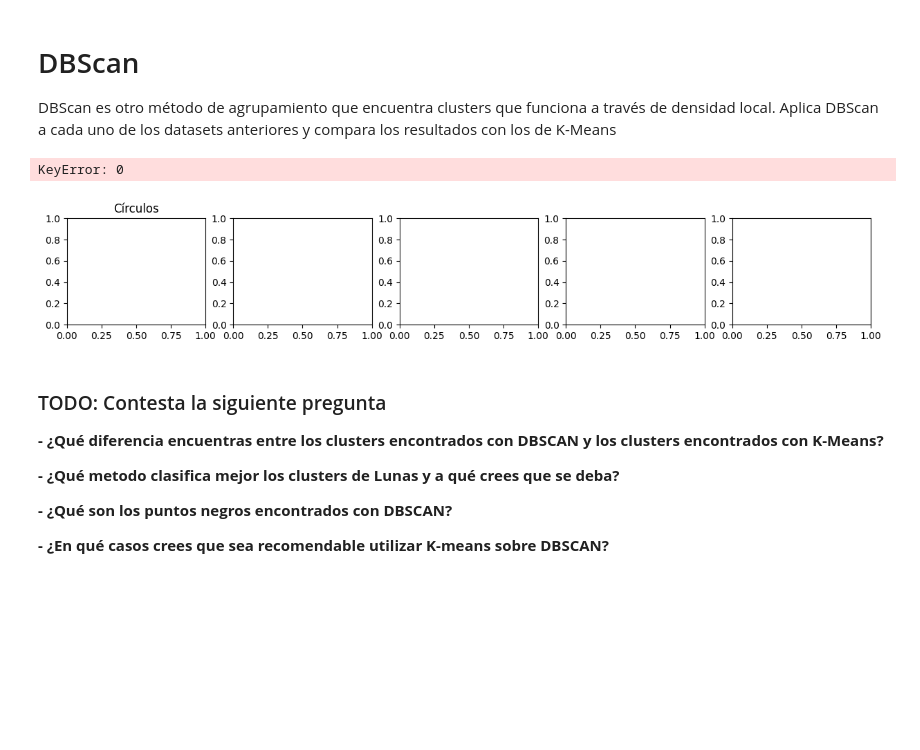
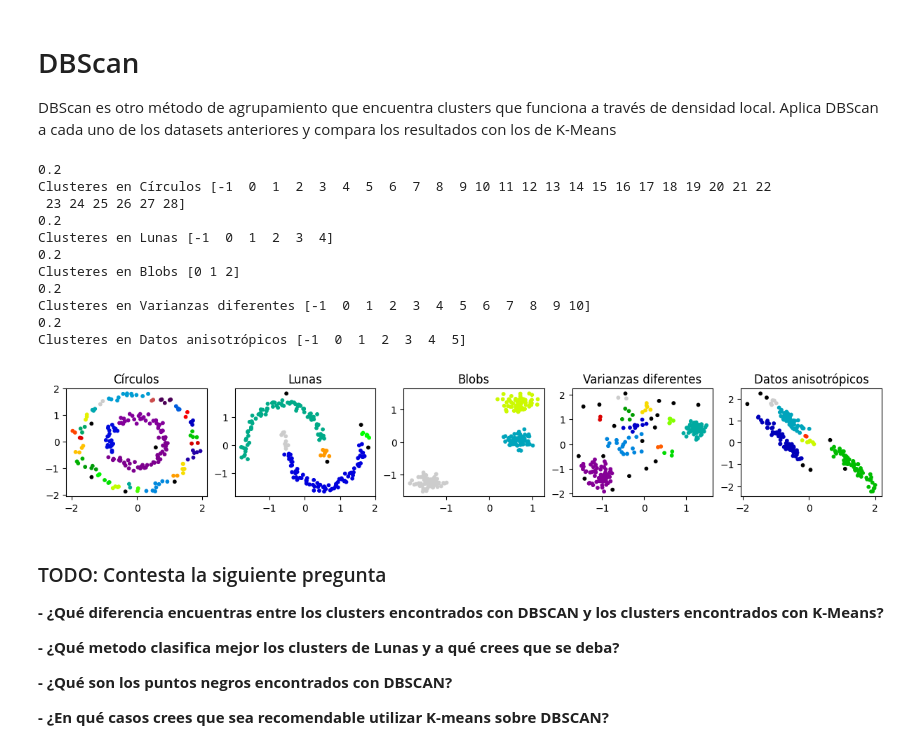
Before and after one commit to xJonathanS7x/SI23-BongoCat, a Jupyter notebook: ejercicio_4-kmeans-dbscan/ejercicio_4.ipynb, the cells around one changed output. Saved outputs shown, nothing was run; the diff lists cells and outputs as text; code cells hidden in the pictures; blank space fills up the shorter version.

Commit message:
correcciones de errores

```diff
--- a/ejercicio_4-kmeans-dbscan/ejercicio_4.ipynb
+++ b/ejercicio_4-kmeans-dbscan/ejercicio_4.ipynb
@@ -172,31 +172,41 @@ Aplica DBScan a cada uno de los datasets anteriores y compara los resultados con
 # %%
 n_rows = 1
 n_cols = len(datasets)
 fig, axs = plt.subplots(n_rows, n_cols, figsize=(3*n_cols, 2))
 axs = axs.flatten()
 # TODO: Modifica los hiper parámetros de dbscan hasta encontrar un resultado que te satisfaga
-params = {"Ciculos": {"eps": 0.2, "min_samples": 2},
+params = {"Círculos": {"eps": 0.2, "min_samples": 2},
           "Lunas": {"eps": 0.2, "min_samples": 2},
           "Blobs": {"eps": 0.2, "min_samples": 2},
-          "Varianzas": {"eps": 0.2, "min_samples": 2},
-          "Anisotrópicos": {"eps": 0.2, "min_samples": 2}}
+          "Varianzas diferentes": {"eps": 0.2, "min_samples": 2},
+          "Datos anisotrópicos": {"eps": 0.2, "min_samples": 2}}
 for i, ((name, data), ax) in enumerate(zip(datasets.items(), axs)):
     X, _ = data
     X = StandardScaler().fit_transform(X)
     ax.set_title(name)
-    eps = params[i]['eps']
+    eps = params[name]['eps']
     print(eps)
-    min_samples = params[i]['min_samples']
+    min_samples = params[name]['min_samples']
     # TODO: Aplica DBSCAN para encontrar los clusters
     # Después modifica los hiperparámetros en n_clusters según consideres apropiado para cada dataset
     # ====== Start of solution =====
     dbscan = DBSCAN(eps=eps, min_samples=min_samples).fit(X)
     # ====== End of solution =====
     print(f"Clusteres en {name}", np.unique(dbscan.labels_))
     ax.scatter(X[:, 0], X[:, 1], s=10, c=dbscan.labels_, vmin=-1)
 # %% [output]
-KeyError: 0
+0.2
+Clusteres en Círculos [-1  0  1  2  3  4  5  6  7  8  9 10 11 12 13 14 15 16 17 18 19 20 21 22
+ 23 24 25 26 27 28]
+0.2
+Clusteres en Lunas [-1  0  1  2  3  4]
+0.2
+Clusteres en Blobs [0 1 2]
+0.2
+Clusteres en Varianzas diferentes [-1  0  1  2  3  4  5  6  7  8  9 10]
+0.2
+Clusteres en Datos anisotrópicos [-1  0  1  2  3  4  5]
-[figure, old version]
+[figure, new version]
 # %% [markdown]
 ### TODO: Contesta la siguiente pregunta
 **- ¿Qué diferencia encuentras entre los clusters encontrados con DBSCAN y los clusters encontrados con K-Means?**
```
